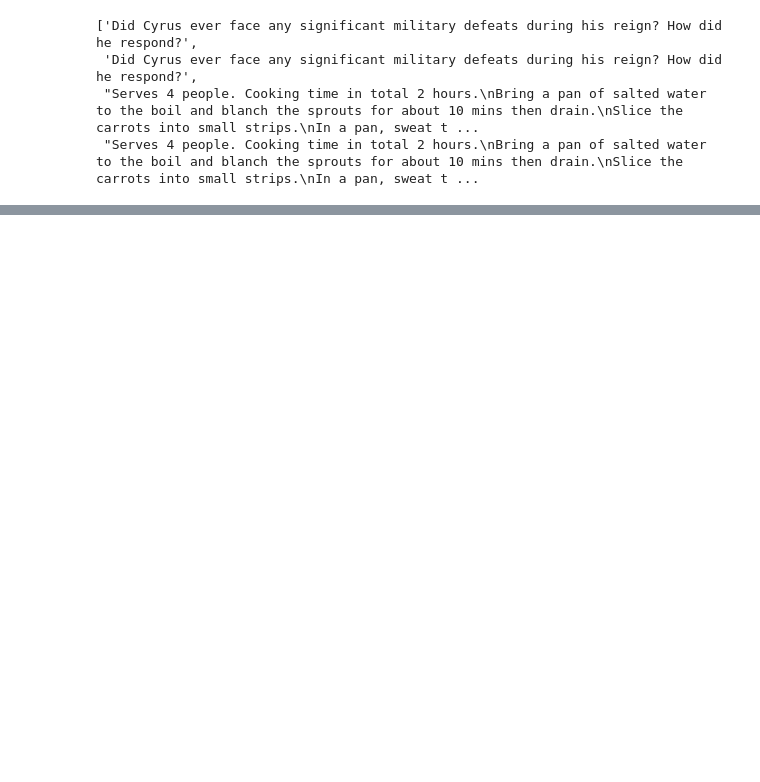
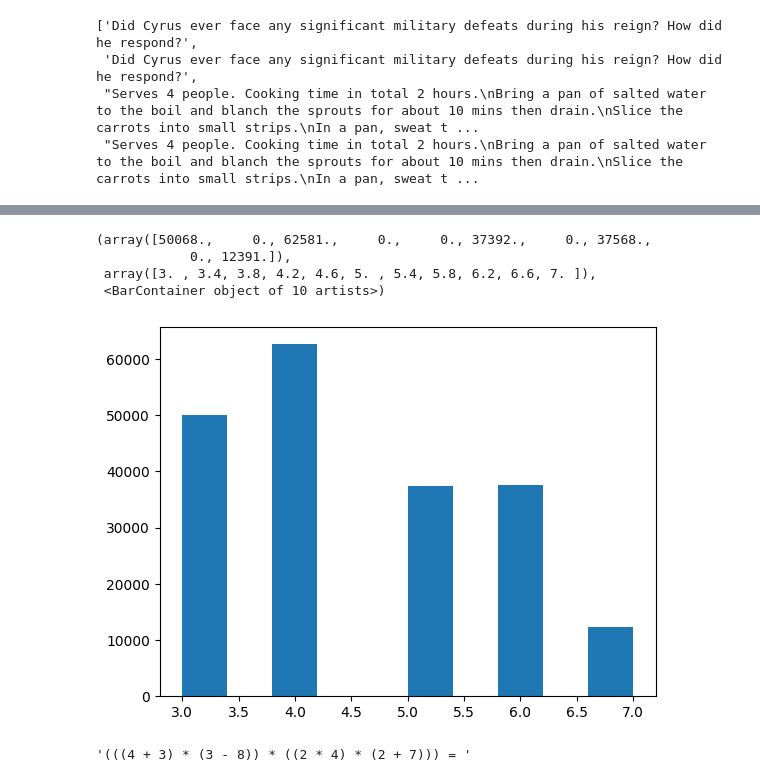
Before and after one commit to PrasannS/d2po, a Jupyter notebook: notebooks/modify_data.ipynb, the cells around one changed output, grey strips where cells are left out. Saved outputs shown, nothing was run; the diff lists cells and outputs as text; code cells hidden in the pictures; blank space fills up the shorter version.

```diff
--- a/notebooks/modify_data.ipynb
+++ b/notebooks/modify_data.ipynb
@@ -53,0 +76,14 @@ tmp['inputs'][0]
+# %%
+steps = [q.count("(") for q in mdata['question']]
+# %%
+plt.hist(steps)
+# %% [output]
+(array([50068.,     0., 62581.,     0.,     0., 37392.,     0., 37568.,
+            0., 12391.]),
+ array([3. , 3.4, 3.8, 4.2, 4.6, 5. , 5.4, 5.8, 6.2, 6.6, 7. ]),
+ <BarContainer object of 10 artists>)
+[figure, added]
+# %%
+mdata['question'][13]
+# %% [output]
+'(((4 + 3) * (3 - 8)) * ((2 * 4) * (2 + 7))) = '
```
Also changed, not shown: parts of 5 cells of this notebook, 10 other files.
